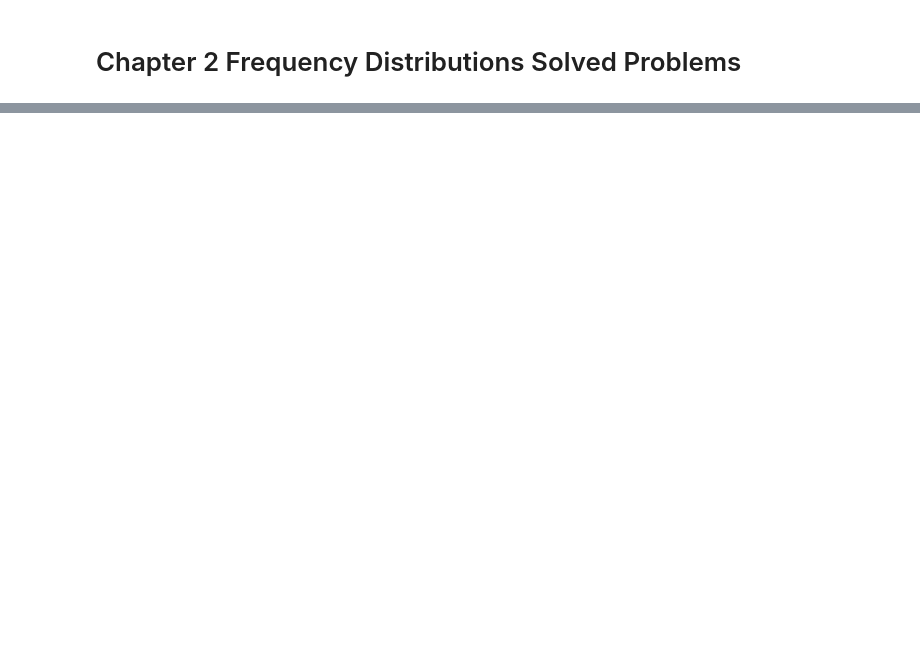
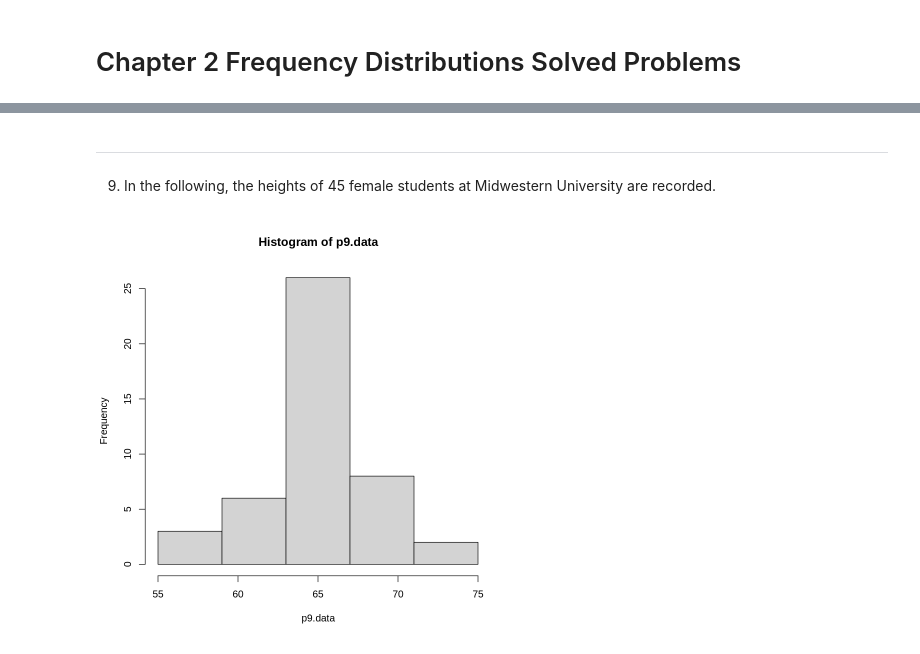
Before and after one commit to jbennett7/Statistics, a Jupyter notebook: Chapter 2 Solved Problems.ipynb, the cells around one changed output, grey strips where cells are left out. Cells and saved outputs as stored; diff of their text form; code cells hidden in the pictures; blank space fills up the shorter version.

```diff
--- a/Chapter 2 Solved Problems.ipynb
+++ b/Chapter 2 Solved Problems.ipynb
@@ -320,0 +307,12 @@ A data.frame: 8 × 3
+# %% [markdown]
+---
+# %% [markdown]
+9. In the following, the heights of 45 female students at Midwestern University are recorded.
+# %%
+p9.data <- c( 67, 67, 64, 64, 74, 61, 68, 71, 69, 61, 65, 64, 62, 63, 59,
+              70, 66, 66, 63, 59, 64, 67, 70, 65, 66, 66, 56, 65, 67, 69,
+              64, 67, 68, 67, 67, 65, 74, 64, 62, 68, 65, 65, 65, 66, 67)
+p9.breaks <- c(55, 59, 63, 67, 71, 75)
+p9.h <- hist(p9.data,breaks=p9.breaks)
+# %% [output]
+[figure, added]
```
Also changed, not shown: parts of 178 cells of this notebook, 6 other files.
